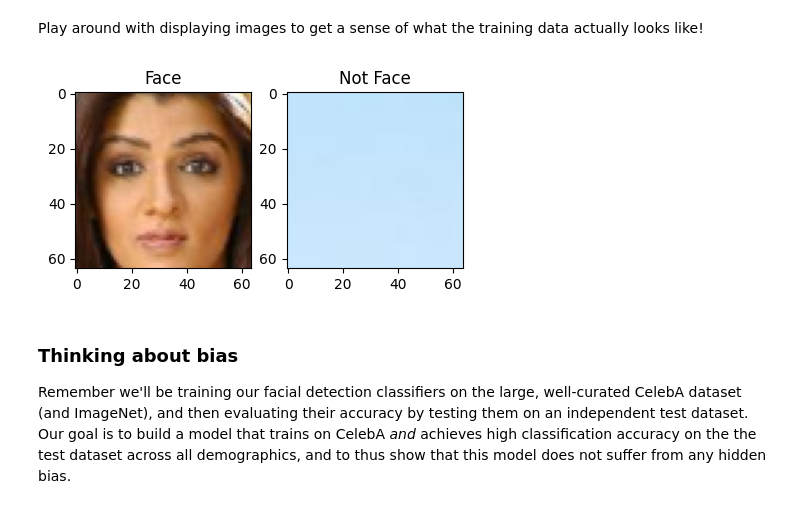
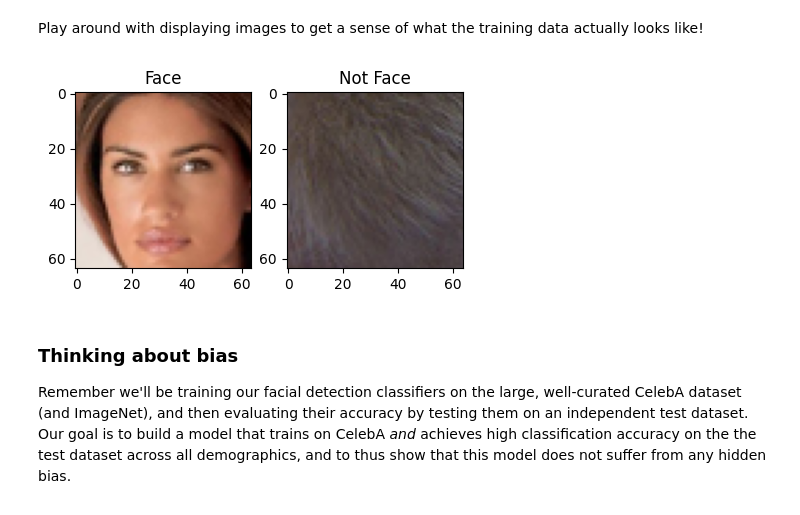
Before and after one commit to Rewindding/introtodeeplearning, a Jupyter notebook: lab2/PT_Part2_Debiasing.ipynb, the cells around one changed output. Cells and saved outputs as stored; diff of their text form; code cells hidden in the pictures.

```diff
--- a/lab2/PT_Part2_Debiasing.ipynb
+++ b/lab2/PT_Part2_Debiasing.ipynb
@@ -139,26 +137,26 @@ Play around with displaying images to get a sense of what the training data actu
 # %%
 ### Examining the CelebA training dataset ###
 
 # @title Change the sliders to look at positive and negative training examples! { run: "auto" }
 
 face_images = images[np.where(labels == 1)[0]].transpose(0, 2, 3, 1)
 not_face_images = images[np.where(labels == 0)[0]].transpose(0, 2, 3, 1)
 
-idx_face = 23  # @param {type:"slider", min:0, max:50, step:1}
-idx_not_face = 9  # @param {type:"slider", min:0, max:50, step:1}
+idx_face = 31  # @param {type:"slider", min:0, max:50, step:1}
+idx_not_face = 21  # @param {type:"slider", min:0, max:50, step:1}
 
 plt.figure(figsize=(5, 5))
 plt.subplot(1, 2, 1)
 plt.imshow(face_images[idx_face])
 plt.title("Face")
 plt.grid(False)
 
 plt.subplot(1, 2, 2)
 plt.imshow(not_face_images[idx_not_face])
 plt.title("Not Face")
 plt.grid(False)
 # %% [output]
-[figure, old version]
+[figure, new version]
 # %% [markdown]
 ### Thinking about bias
 
```
Also changed, not shown: parts of 7 cells of this notebook.
